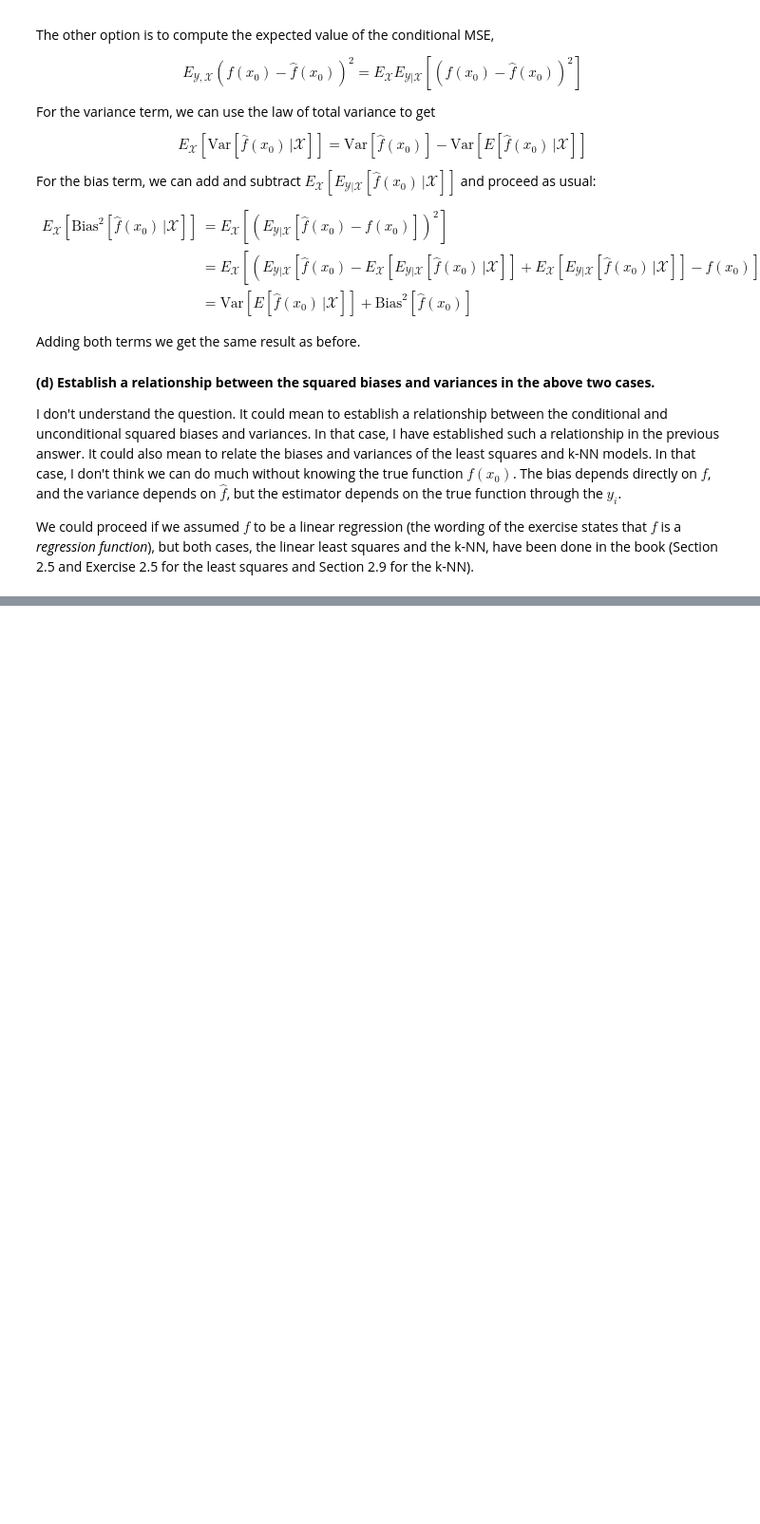
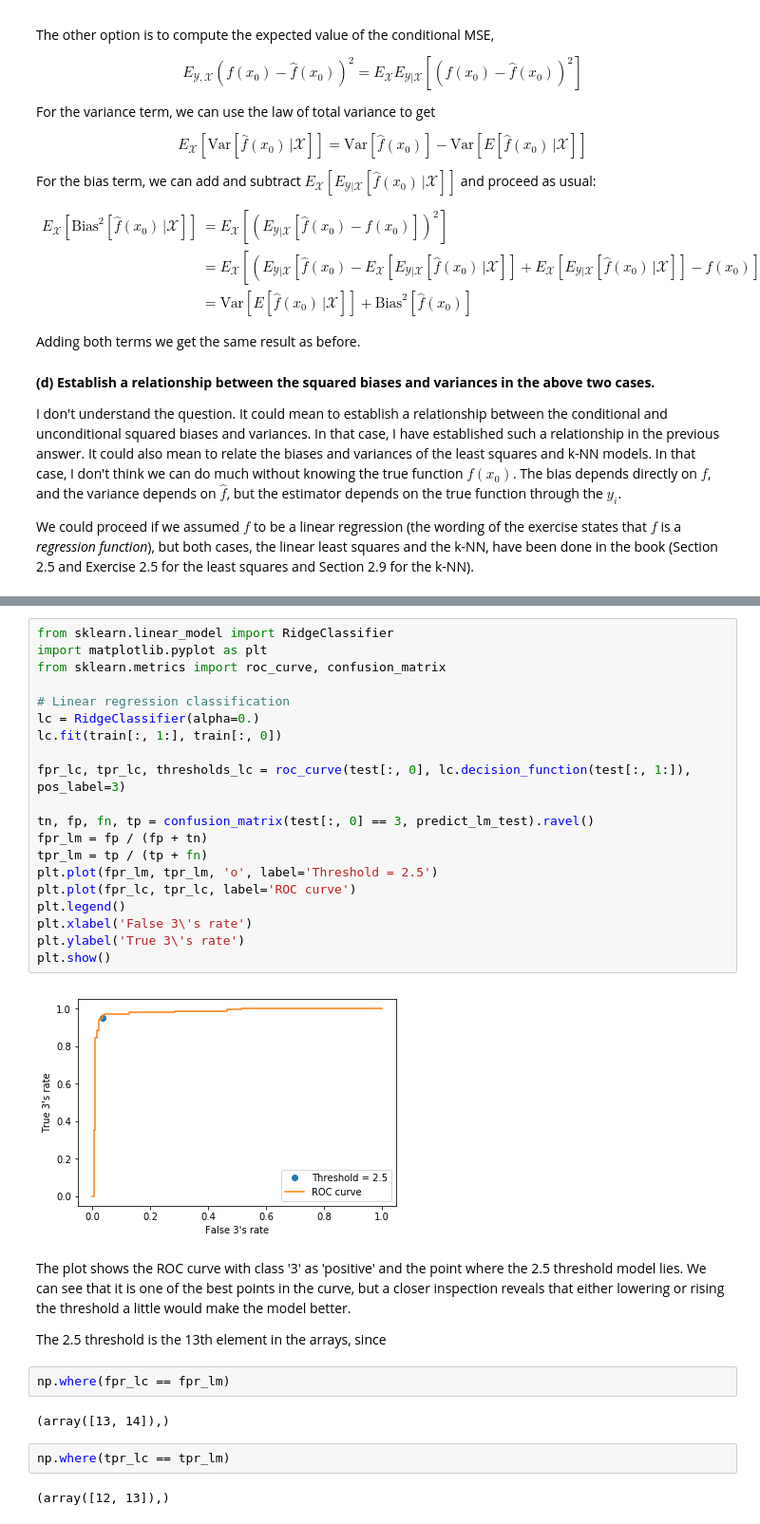
Before and after one commit to gblazq/EoSL-exercises, a Jupyter notebook: Chapter 2.ipynb, the cells around one changed output, grey strips where cells are left out. Shown: that part at 95% size. Saved outputs shown, nothing was run; the diff lists cells and outputs as text; blank space fills up the shorter version.

```diff
--- a/Chapter 2.ipynb
+++ b/Chapter 2.ipynb
@@ -427,0 +523,34 @@ We could proceed if we assumed $f$ to be a linear regression (the wording of the
+# %%
+from sklearn.linear_model import RidgeClassifier
+import matplotlib.pyplot as plt
+from sklearn.metrics import roc_curve, confusion_matrix
+
+# Linear regression classification
+lc = RidgeClassifier(alpha=0.)
+lc.fit(train[:, 1:], train[:, 0])
+
+fpr_lc, tpr_lc, thresholds_lc = roc_curve(test[:, 0], lc.decision_function(test[:, 1:]), pos_label=3)
+
+tn, fp, fn, tp = confusion_matrix(test[:, 0] == 3, predict_lm_test).ravel()
+fpr_lm = fp / (fp + tn)
+tpr_lm = tp / (tp + fn)
+plt.plot(fpr_lm, tpr_lm, 'o', label='Threshold = 2.5')
+plt.plot(fpr_lc, tpr_lc, label='ROC curve')
+plt.legend()
+plt.xlabel('False 3\'s rate')
+plt.ylabel('True 3\'s rate')
+plt.show()
+# %% [output]
+[figure, added]
+# %% [markdown]
+The plot shows the ROC curve with class '3' as 'positive' and the point where the 2.5 threshold model lies. We can see that it is one of the best points in the curve, but a closer inspection reveals that either lowering or rising the threshold a little would make the model better.
+
+The 2.5 threshold is the 13th element in the arrays, since
+# %%
+np.where(fpr_lc == fpr_lm)
+# %% [output]
+(array([13, 14]),)
+# %%
+np.where(tpr_lc == tpr_lm)
+# %% [output]
+(array([12, 13]),)
```
Also changed, not shown: parts of 10 cells of this notebook, 2 other files.
